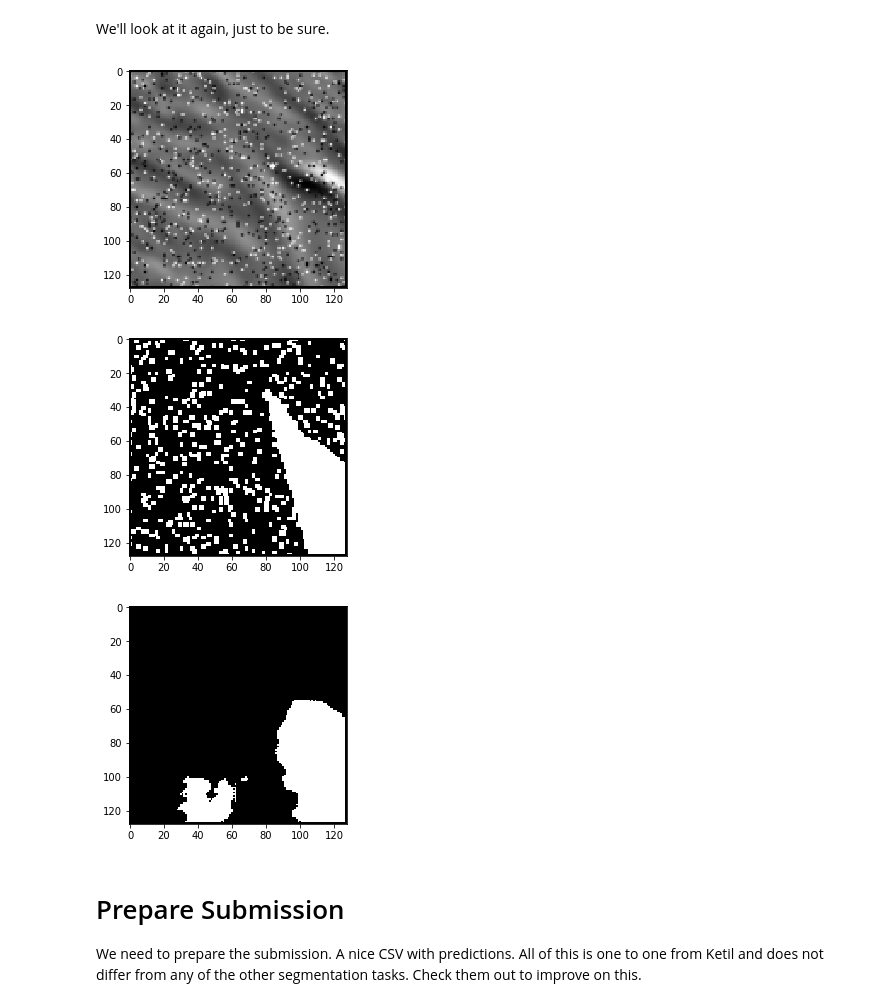
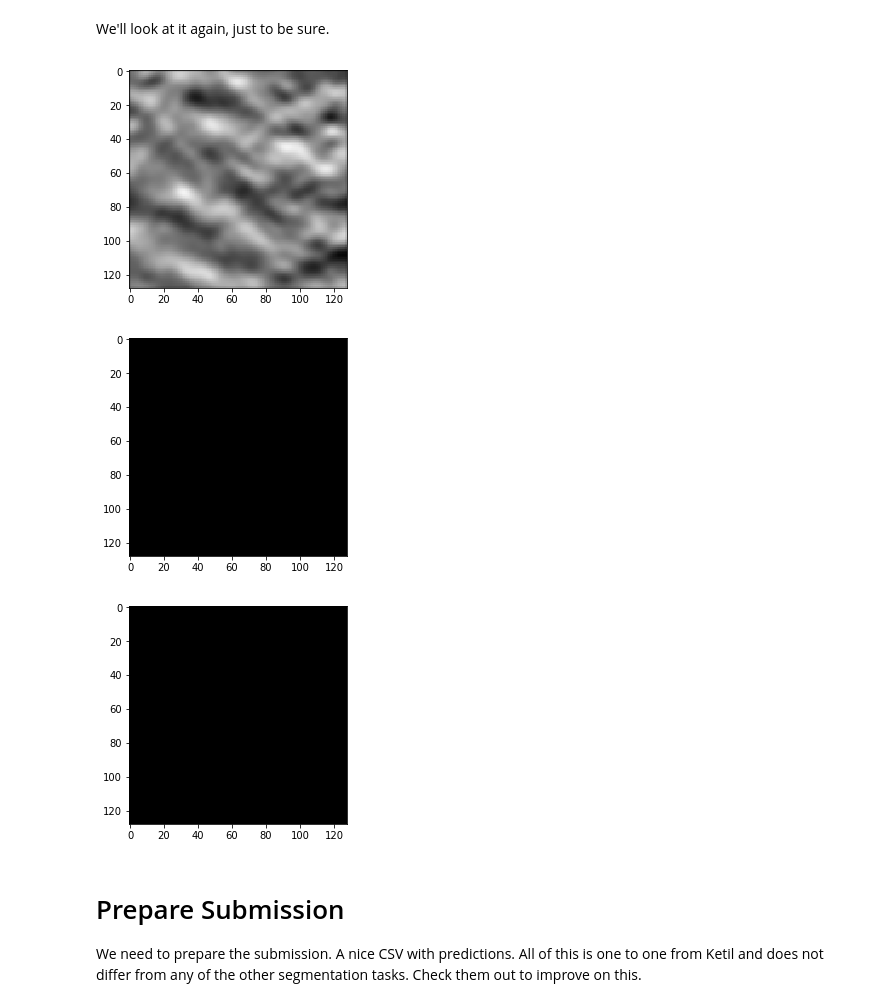
Before and after one commit to kuantumlad/kaggle-tgs_salt, a Jupyter notebook: kernel.ipynb, the cells around one changed output. Cells and saved outputs as stored; diff of their text form; code cells hidden in the pictures.

```diff
--- a/kernel.ipynb
+++ b/kernel.ipynb
@@ -62,7 +67,7 @@ Using TensorFlow backend.
 im_width = 128
 im_height = 128
 im_chan = 1
-abs_path = '/Users/bclary/Documents/work/codeprojects/kaggle/tgs_salt/input'
+abs_path = '/home/kuantumlad/Documents/projects/kaggle/kaggle-tgs_salt/input' #'/Users/bclary/Documents/work/codeprojects/kaggle/tgs_salt/input'
 path_train = abs_path + '/train/'
 path_test = abs_path + '/test/'
 # %% [markdown]
@@ -149,15 +154,15 @@ def chooseFilter(filter_type, temp_img):
     if filter_type == 6:
         return salt_pepper(temp_img)
 # %%
-ids= ['1f1cc6b3a4','5b7c160d0d','6c40978ddf','7dfdf6eeb8','7e5a6e5013']
+ids= ['676d100540','5b7c160d0d','6c40978ddf','7dfdf6eeb8','7e5a6e5013']
 plt.figure(figsize=(50,50))
 
 filter_options = [Image.LANCZOS, Image.BILINEAR, Image.NORMAL]
 
 for j, img_name in enumerate(ids):
     q = j+1
-    #img = load_img(abs_path + '/train/images/' + img_name + '.png')
-    #img_mask = load_img(abs_path + '/train/masks/' + img_name + '.png')
+    img = load_img(abs_path + '/train/images/' + img_name + '.png')
+    img_mask = load_img(abs_path + '/train/masks/' + img_name + '.png')
 
     image = Image.open(abs_path + '/train/images/' + img_name + '.png')#path + '/images/' + id_)
     image_original = image.resize((128,128))
@@ -170,7 +175,7 @@ for j, img_name in enumerate(ids):
     #y = resize(y,(128, 128, 1), mode='constant', preserve_range=True)
     #print y
 
-    img_diff = filter_difference_img(image, filter_options[2] )
+    #img_diff = filter_difference_img(image, filter_options[2] )
 
     #data_img = np.asarray(mask_original)#[:,:,0]
     #data_img_mask = np.asarray(mask_img)#[:,:,0]
@@ -221,15 +226,18 @@ for n, id_ in tqdm_notebook(enumerate(train_ids), total=len(train_ids)):
     #Y_train[n] = resize(mask, (128, 128, 1), mode='constant', preserve_range=True)
 
     img_in = cv2.imread(path + '/images/' + id_)#abs_path + '/train/images/' + img_name + '.png')
-    img = chooseFilter(6,img_in)
+    #img = chooseFilter(1,img_in)
 
     x = np.array(img)[:,:,1]
     x = resize(x,(128,128,1),mode = 'constant', preserve_range=True)
 
     X_train[n] = x
 
-    mask = img_to_array(chooseFilter(6,cv2.imread(path + '/masks/' + id_)))[:,:,1] #load_img(path + '/masks/' + id_))[:,:,1]
-    Y_train[n] = resize(mask, (128, 128, 1), mode='constant', preserve_range=True)
+    mask_in = cv2.imread(path + '/masks/' + id_)
+    #mask = chooseFilter(1,mask_in)
+    mask_array = np.array(mask)
+    #load_img(path + '/masks/' + id_))[:,:,1]
+    Y_train[n] = resize(mask_array, (128, 128, 1), mode='constant', preserve_range=True)
 
 print('Done!')
 # %% [output]
@@ -410,18 +421,18 @@ We'll look at it again, just to be sure.
 # %%
 # Perform a sanity check on some random training samples
 ix = random.randint(0, len(preds_train_t))
 plt.imshow(np.dstack((X_train[ix],X_train[ix],X_train[ix])))
 plt.show()
 tmp = np.squeeze(Y_train[ix]).astype(np.float32)
 plt.imshow(np.dstack((tmp,tmp,tmp)))
 plt.show()
-tmp = np.squeeze(preds_train_t[ix]).astype(np.float32)
+tmp = np.squeeze(chooseFilter(1,preds_train_t[ix]).astype(np.float32))
 plt.imshow(np.dstack((tmp,tmp,tmp)))
 plt.show()
 # %% [output]
-[figure, old version]
+[figure, new version]
-[figure, old version]
+[figure, new version]
-[figure, old version]
+[figure, new version]
 # %% [markdown]
 # Prepare Submission
 We need to prepare the submission. A nice CSV with predictions. All of this is one to one from Ketil and does not differ from any of the other segmentation tasks. Check them out to improve on this.
```
Also changed, not shown: parts of 11 cells of this notebook, 1 other file.
